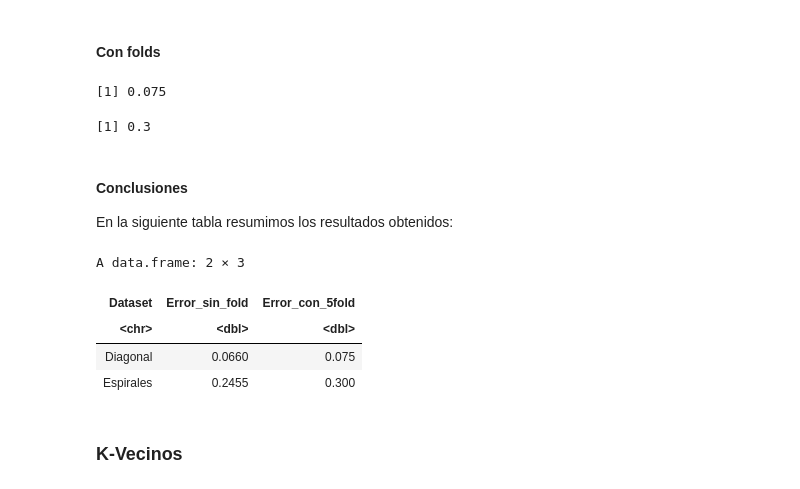
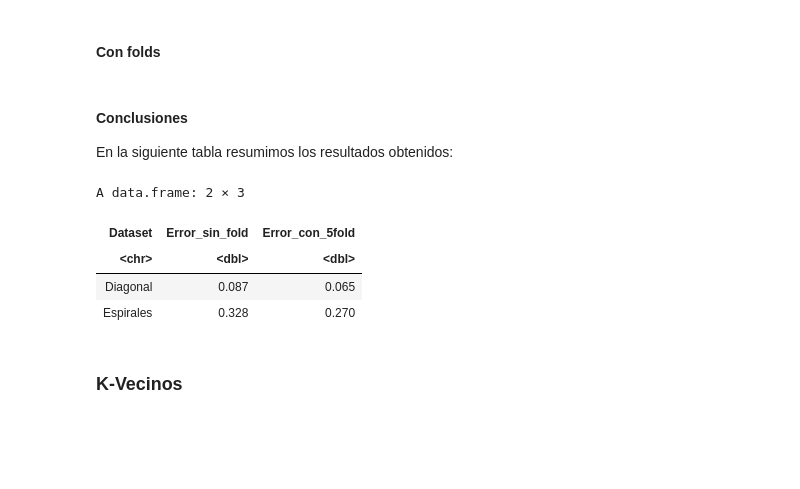
Before and after one commit to natimellino/mineria-de-datos, a Jupyter notebook: TP1.ipynb, the cells around one changed output. Cells and saved outputs as stored; diff of their text form; code cells hidden in the pictures; blank space fills up the shorter version.

```diff
--- a/TP1.ipynb
+++ b/TP1.ipynb
@@ -176,39 +176,43 @@ k = 5
 index_data_diagonal = createFolds(t(diagonal_train[, 'V3']), k=k)
 index_data_espiral = createFolds(t(espiral_train[, 'clase']), k=k)
 
-## Conjuntos de entrenamiento y test
+errores_diagonal = c()
+errores_espiral = c()
 
-diagonal_train_k = diagonal_train[setdiff(seq(1 : dim(diagonal_train)[1]), index_data_diagonal[[k]]) , ]
-diagonal_test_k = diagonal_train[index_data_diagonal[[k]] , ]
+for(i in 1:k){
+    ## Conjuntos de entrenamiento y test
 
-espiral_train_k = espiral_train[setdiff(seq(1 : dim(espiral_train)[1]), index_data_espiral[[k]]) , ]
-espiral_test_k = espiral_train[index_data_espiral[[k]] , ]
+    diagonal_train_k = diagonal_train[setdiff(seq(1 : dim(diagonal_train)[1]), index_data_diagonal[[i]]) , ]
+    diagonal_test_k = diagonal_train[index_data_diagonal[[i]] , ]
 
-# Entrenamos
+    espiral_train_k = espiral_train[setdiff(seq(1 : dim(espiral_train)[1]), index_data_espiral[[i]]) , ]
+    espiral_test_k = espiral_train[index_data_espiral[[i]] , ]
 
-fitted_model_diagonal_k <- rpart(V3~., data=diagonal_train_k, method='class')
-fitted_model_espiral_k <- rpart(clase~., data=espiral_train_k, method='class')
+    # Entrenamos
 
-## Realizamos las predicciones
+    fitted_model_diagonal_k <- rpart(V3~., data=diagonal_train_k, method='class')
+    fitted_model_espiral_k <- rpart(clase~., data=espiral_train_k, method='class')
 
-predict_diagonal_k <- predict(fitted_model_diagonal_k, diagonal_test_k[-3], type='class')
-predict_espiral_k <- predict(fitted_model_espiral_k, espiral_test_k[,-3], type='class')
+    ## Realizamos las predicciones
+
+    predict_diagonal_k <- predict(fitted_model_diagonal_k, diagonal_test_k[-3], type='class')
+    predict_espiral_k <- predict(fitted_model_espiral_k, espiral_test_k[,-3], type='class')
+
+    ## Error diagonal: usamos 1 - accuracy
+
+    matrix_gain_diagonal_k <- table(predict_diagonal_k, diagonal_test_k[,3])
+    acuraccy_gain_diagonal_k <- sum(diag(matrix_gain_diagonal_k)) / sum(matrix_gain_diagonal_k)
+    errores_diagonal[i] = 1 - acuraccy_gain_diagonal_k
+
+    ## Error espirales: usamos 1 - accuracy
+
+    matrix_gain_espiral_k <- table(predict_espiral_k, espiral_test_k[,3])
+    acuraccy_gain_espiral_k <- sum(diag(matrix_gain_espiral_k)) / sum(matrix_gain_espiral_k)
+    errores_espiral[i] = 1 - acuraccy_gain_espiral_k
+}
+
+error_diagonal = sum(errores_diagonal) / k
+error_espiral = sum(errores_espiral) / k
-# %%
-## Error diagonal: usamos 1 - accuracy
-
-matrix_gain_diagonal_k <- table(predict_diagonal_k, diagonal_test_k[,3])
-acuraccy_gain_diagonal_k <- sum(diag(matrix_gain_diagonal_k)) / sum(matrix_gain_diagonal_k)
-1 - acuraccy_gain_diagonal_k
-# %% [output]
-[1] 0.075
-# %%
-## Error espirales: usamos 1 - accuracy
-
-matrix_gain_espiral_k <- table(predict_espiral_k, espiral_test_k[,3])
-acuraccy_gain_espiral_k <- sum(diag(matrix_gain_espiral_k)) / sum(matrix_gain_espiral_k)
-1 - acuraccy_gain_espiral_k
-# %% [output]
-[1] 0.3
 # %% [markdown]
 #### Conclusiones
 
@@ -216,16 +220,16 @@ En la siguiente tabla resumimos los resultados obtenidos:
 # %%
 df <- data.frame(
     'Dataset'=c('Diagonal', 'Espirales'),
     'Error_sin_fold'=c(1 - acuraccy_gain_diagonal, 1 - acuraccy_gain_espiral),
-    'Error_con_5fold'=c(1 - acuraccy_gain_diagonal_k, 1 - acuraccy_gain_espiral_k)
+    'Error_con_5fold'=c(error_diagonal, error_espiral)
     )
 df
 # %% [output]
 A data.frame: 2 × 3
 | Dataset | Error_sin_fold | Error_con_5fold |
 | <chr> | <dbl> | <dbl> |
-| Diagonal | 0.0660 | 0.075 |
-| Espirales | 0.2455 | 0.300 |
+| Diagonal | 0.087 | 0.065 |
+| Espirales | 0.328 | 0.270 |
 # %% [markdown]
 ### K-Vecinos
 # %% [markdown]
```
Also changed, not shown: parts of 7 cells of this notebook.
